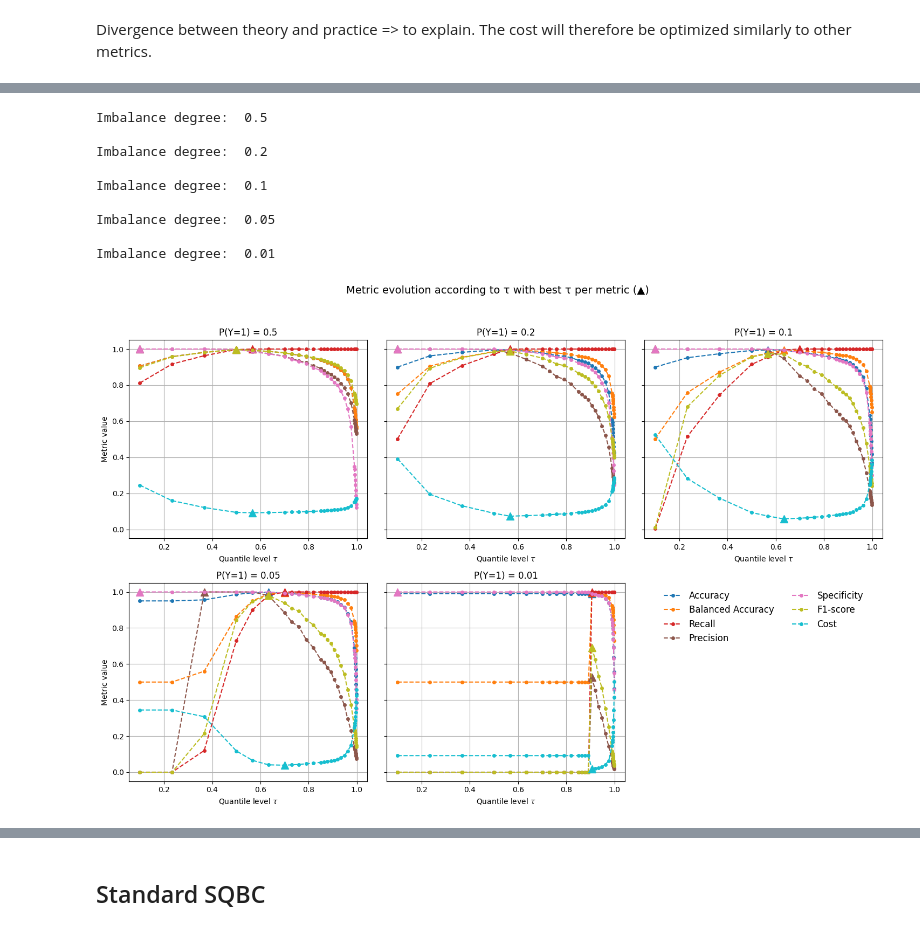
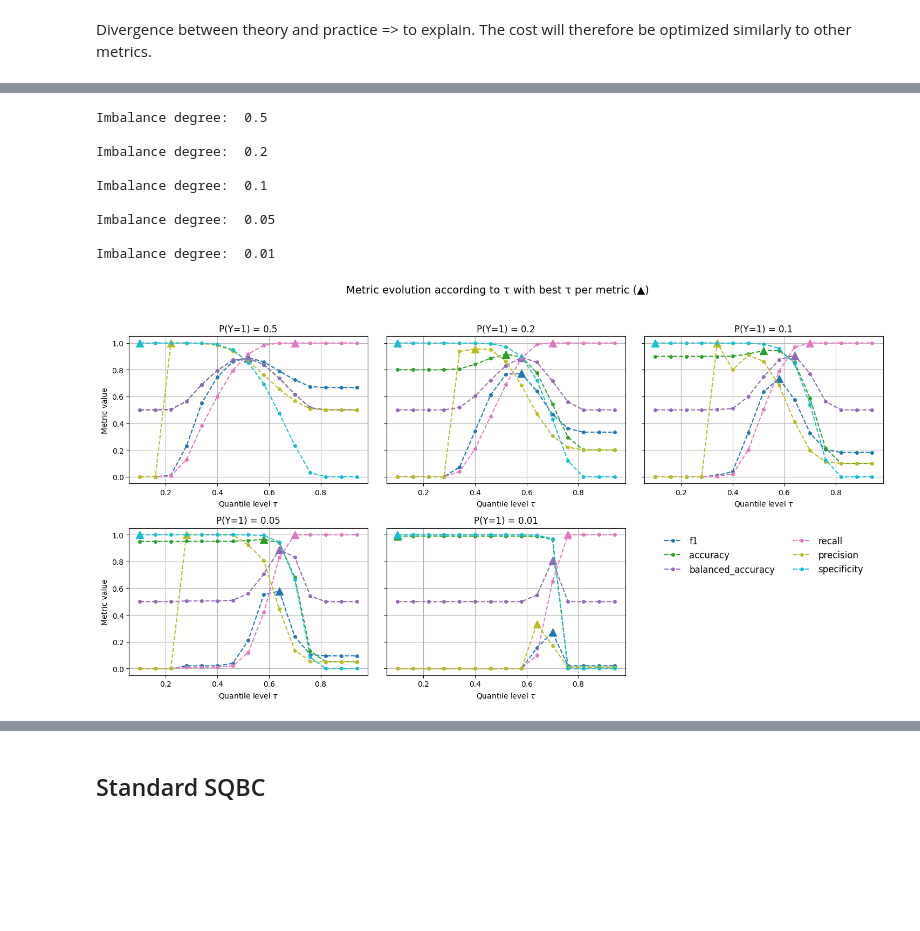
Before and after one commit to Lauryne-Moyse/MSc_Code_Public, a Jupyter notebook: Code_project.ipynb, the cells around one changed output, grey strips where cells are left out. Cells and saved outputs as stored; diff of their text form; code cells hidden in the pictures; blank space fills up the shorter version.

```diff
--- a/Code_project.ipynb
+++ b/Code_project.ipynb
@@ -475,13 +435,18 @@ thresholds = np.unique(
 # %%
 def train_eval_sota_model(
         X_train, y_train, X_test, y_test, base_model,
-        opt_metric="f1", opt_thresh=False
+        opt_metric="f1", opt_thresh=False,
+        thresholds = np.linspace(0, 1, 201)
     ):
     """
     Train state-of-the-art model with threshold optimization.
     """
 
-    if opt_thresh==True:
+    if opt_thresh == True:
+
+        if opt_metric == "precision":
+            opt_metric = make_scorer(precision_score, zero_division=0)
+
         clf = TunedThresholdClassifierCV(
             estimator=base_model,
             scoring=opt_metric,
@@ -490,7 +455,7 @@ def train_eval_sota_model(
         clf.fit(X_train, y_train)
         y_pred = clf.predict(X_test)
         metrics = evaluate(y_test, y_pred, plot=False)
-        metrics["Threshold"] = round(clf.best_threshold_, 3)
+        metrics["Threshold"] = round(clf.best_threshold_, 2)
 
     else:
         base_model.fit(X_train, y_train)
@@ -663,14 +627,0 @@ cost_vs_tau_plot_bootstrap(X_churn, y_churn)
-# %%
-# Range of values for tau and p
-
-p_range = [0.5, 0.2, 0.1, 0.05, 0.01]
-
-tau_range = np.concatenate([
-    np.linspace(0.1, 0.5, 3, endpoint=False),
-    np.linspace(0.5, 0.7, 3, endpoint=False),
-    np.linspace(0.7, 0.85, 5, endpoint=False),
-    np.linspace(0.85, 0.99, 10, endpoint=False),
-    np.linspace(0.99, 1, 10, endpoint=False)
-])
-print(len(tau_range))
-print(tau_range)
@@ -685,14 +628,17 @@ print(tau_range)
 # %%
-def plot_metrics_vs_tau_for_imbalances(imbalances=p_range, tau_range=tau_range,
-                                       nb_cols=2,
-                                       cost_10=10, cost_01=100, cost_11=10, cost_00=0):
+def plot_metrics_vs_tau_for_imbalances(
+        imbalances=[0.5, 0.2, 0.1, 0.05, 0.01],
+        tau_range=np.linspace(0.1, 1, 15, endpoint=False),
+        nb_cols=2,
+        cost_10=10, cost_01=100, cost_11=10, cost_00=0
+    ):
     """
     For each imbalance level in `imbalances`, plot metric curves as a function of τ (with denser sampling after 0.5),
     and highlight the τ that minimizes cost.
     """
     metrics_names = [
-        "f1", "roc_auc", "accuracy", "balanced_accuracy",
-        "recall", "precision", "specificity", "cost"
+        "f1",  "accuracy", "balanced_accuracy",
+        "recall", "precision", "specificity"
     ]
     n_imbalances = len(imbalances)
 
@@ -701,7 +647,7 @@ def plot_metrics_vs_tau_for_imbalances(imbalances=p_range, tau_range=tau_range,
     n_col = min(nb_cols, total_plots)
     n_row = total_plots//n_col + (total_plots%n_col > 0)
 
-    fig, axes = plt.subplots(n_row, n_col, figsize=(15, 5*n_row), sharey=True)
+    fig, axes = plt.subplots(n_row, n_col, figsize=(15, 4*n_row), sharey=True)
     axes = axes.flatten()
 
     colors = plt.cm.get_cmap('tab10', len(metrics_names))
@@ -759,15 +705,15 @@ def plot_metrics_vs_tau_for_imbalances(imbalances=p_range, tau_range=tau_range,
     plt.tight_layout(rect=[0, 0, 1, 0.95])
     plt.show()
 # %%
-#plot_metrics_vs_tau_for_imbalances(nb_cols=3)
+plot_metrics_vs_tau_for_imbalances(nb_cols=3)
 # %% [output]
 Imbalance degree:  0.5
 
 Imbalance degree:  0.2
 
 Imbalance degree:  0.1
 
 Imbalance degree:  0.05
 
 Imbalance degree:  0.01
-[figure, old version]
+[figure, new version]
```
Also changed, not shown: parts of 48 cells of this notebook, 5 other files.
